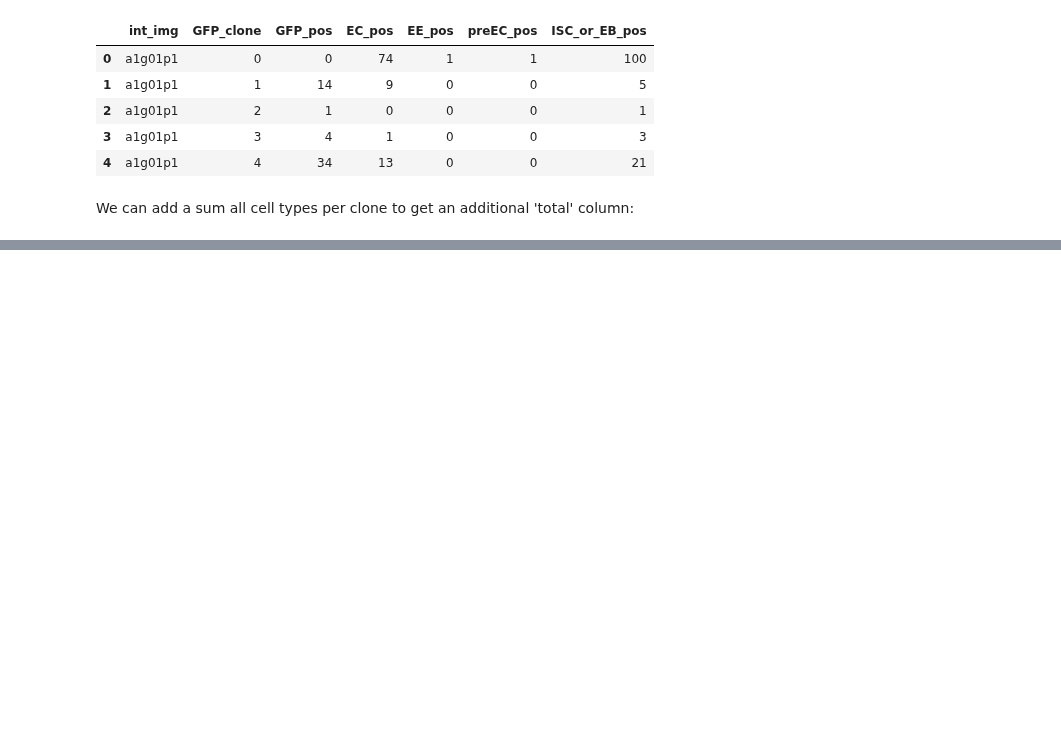
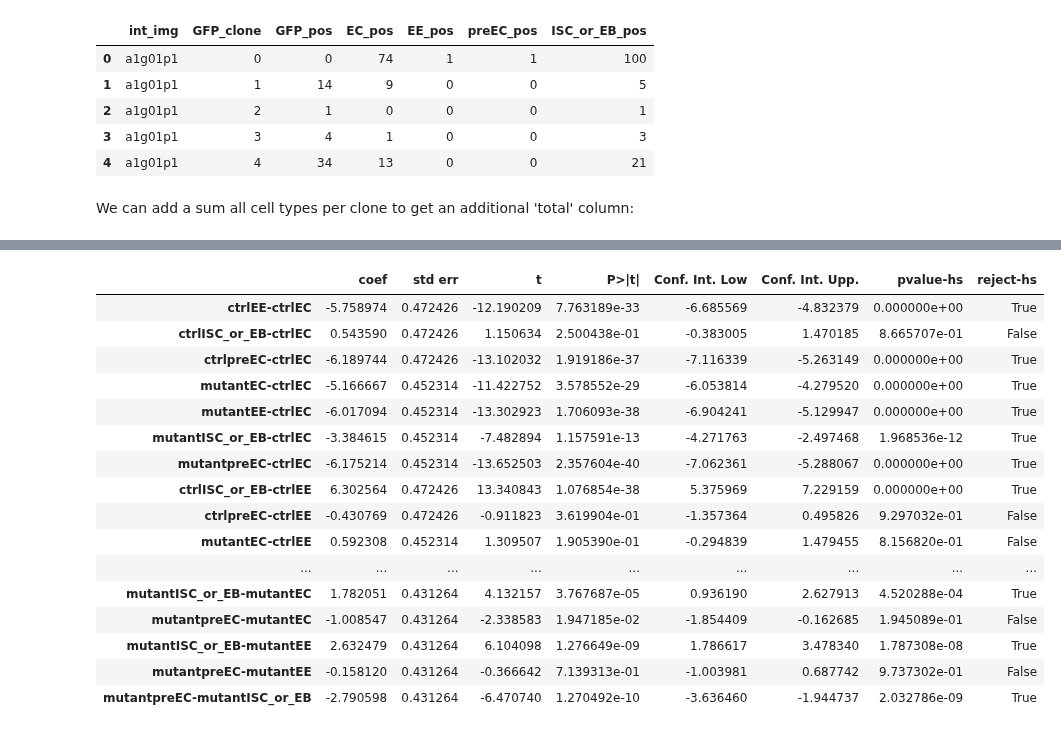
Before and after one commit to morriso1/clonedetective, a Jupyter notebook: 03_Tutorial_simple_walkthrough.ipynb, the cells around one changed output, grey strips where cells are left out. Drawn from its saved outputs; the diff is of its cells as text; code cells hidden in the pictures; blank space fills up the shorter version.

```diff
--- a/03_Tutorial_simple_walkthrough.ipynb
+++ b/03_Tutorial_simple_walkthrough.ipynb
@@ -607,0 +638,12 @@ Yes, there is a significant difference in total cells per clone between mutant a
+# %%
+tidy_count_df_inside = pd.melt(
+    count_df.query('clone_status =="inside_clone"'),
+    id_vars=["genotype"],
+    value_vars=["EC", "preEC", "EE", "ISC_or_EB"],
+    var_name="cell_type",
+    value_name="cell_num",
+)
+# %%
+tidy_count_df_inside["genotype_cell_type"] = (
+    tidy_count_df_inside["genotype"] + "-" + tidy_count_df_inside["cell_type"]
+)
@@ -607,0 +673,21 @@ Yes, there is a significant difference in total cells per clone between mutant a
+# %%
+lm = smf.ols("cell_num ~ genotype_cell_type", tidy_count_df_inside).fit()
+lm.t_test_pairwise("genotype_cell_type").result_frame
+# %% [output]
+|  | coef | std err | t | P>|t| | Conf. Int. Low | Conf. Int. Upp. | pvalue-hs | reject-hs |
+| ctrlEE-ctrlEC | -5.758974 | 0.472426 | -12.190209 | 7.763189e-33 | -6.685569 | -4.832379 | 0.000000e+00 | True |
+| ctrlISC_or_EB-ctrlEC | 0.543590 | 0.472426 | 1.150634 | 2.500438e-01 | -0.383005 | 1.470185 | 8.665707e-01 | False |
+| ctrlpreEC-ctrlEC | -6.189744 | 0.472426 | -13.102032 | 1.919186e-37 | -7.116339 | -5.263149 | 0.000000e+00 | True |
+| mutantEC-ctrlEC | -5.166667 | 0.452314 | -11.422752 | 3.578552e-29 | -6.053814 | -4.279520 | 0.000000e+00 | True |
+| mutantEE-ctrlEC | -6.017094 | 0.452314 | -13.302923 | 1.706093e-38 | -6.904241 | -5.129947 | 0.000000e+00 | True |
+| mutantISC_or_EB-ctrlEC | -3.384615 | 0.452314 | -7.482894 | 1.157591e-13 | -4.271763 | -2.497468 | 1.968536e-12 | True |
+| mutantpreEC-ctrlEC | -6.175214 | 0.452314 | -13.652503 | 2.357604e-40 | -7.062361 | -5.288067 | 0.000000e+00 | True |
+| ctrlISC_or_EB-ctrlEE | 6.302564 | 0.472426 | 13.340843 | 1.076854e-38 | 5.375969 | 7.229159 | 0.000000e+00 | True |
+| ctrlpreEC-ctrlEE | -0.430769 | 0.472426 | -0.911823 | 3.619904e-01 | -1.357364 | 0.495826 | 9.297032e-01 | False |
+| mutantEC-ctrlEE | 0.592308 | 0.452314 | 1.309507 | 1.905390e-01 | -0.294839 | 1.479455 | 8.156820e-01 | False |
+| ... | ... | ... | ... | ... | ... | ... | ... | ... |
+| mutantISC_or_EB-mutantEC | 1.782051 | 0.431264 | 4.132157 | 3.767687e-05 | 0.936190 | 2.627913 | 4.520288e-04 | True |
+| mutantpreEC-mutantEC | -1.008547 | 0.431264 | -2.338583 | 1.947185e-02 | -1.854409 | -0.162685 | 1.945089e-01 | False |
+| mutantISC_or_EB-mutantEE | 2.632479 | 0.431264 | 6.104098 | 1.276649e-09 | 1.786617 | 3.478340 | 1.787308e-08 | True |
+| mutantpreEC-mutantEE | -0.158120 | 0.431264 | -0.366642 | 7.139313e-01 | -1.003981 | 0.687742 | 9.737302e-01 | False |
+| mutantpreEC-mutantISC_or_EB | -2.790598 | 0.431264 | -6.470740 | 1.270492e-10 | -3.636460 | -1.944737 | 2.032786e-09 | True |
```
Also changed, not shown: parts of 28 cells of this notebook, 2 other files.
